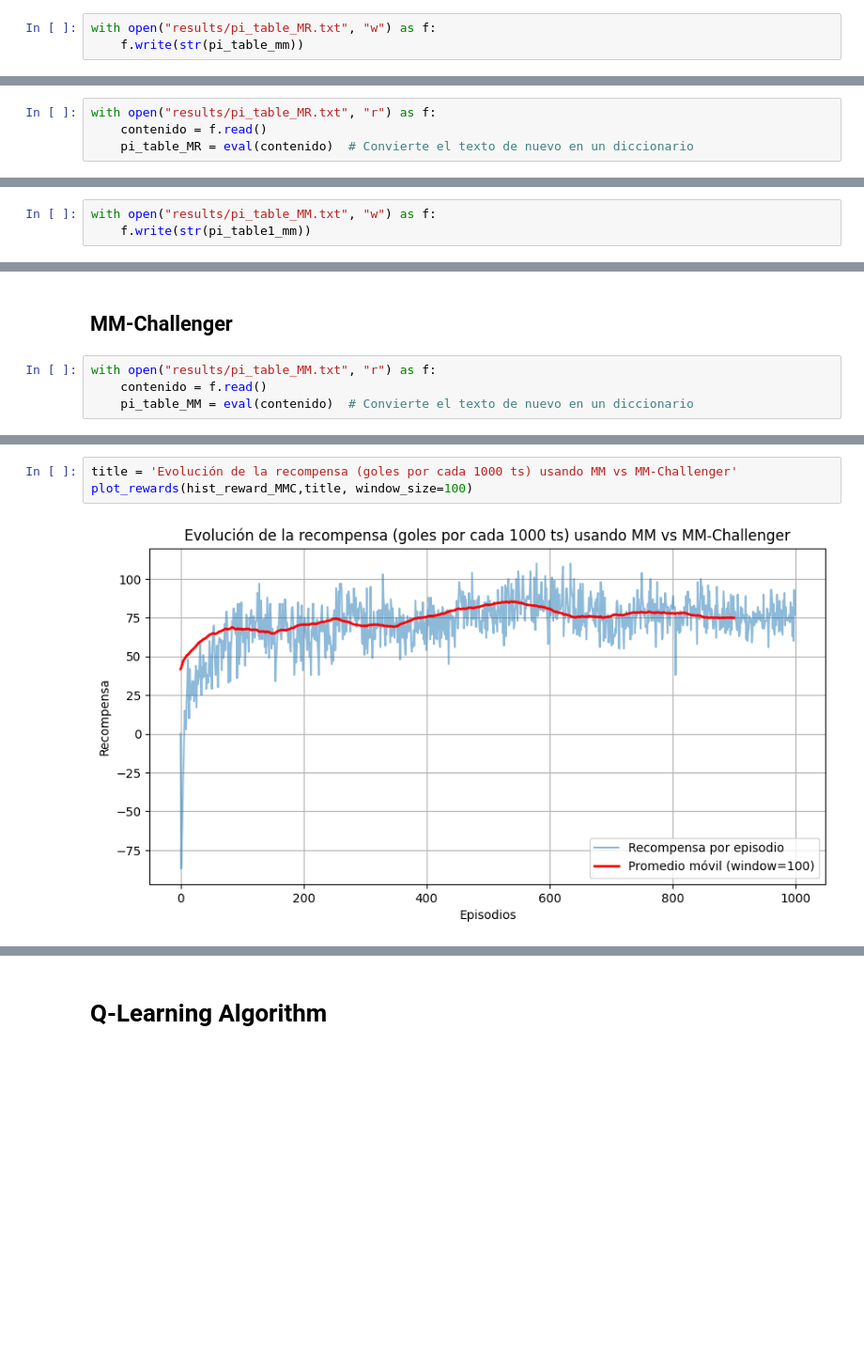
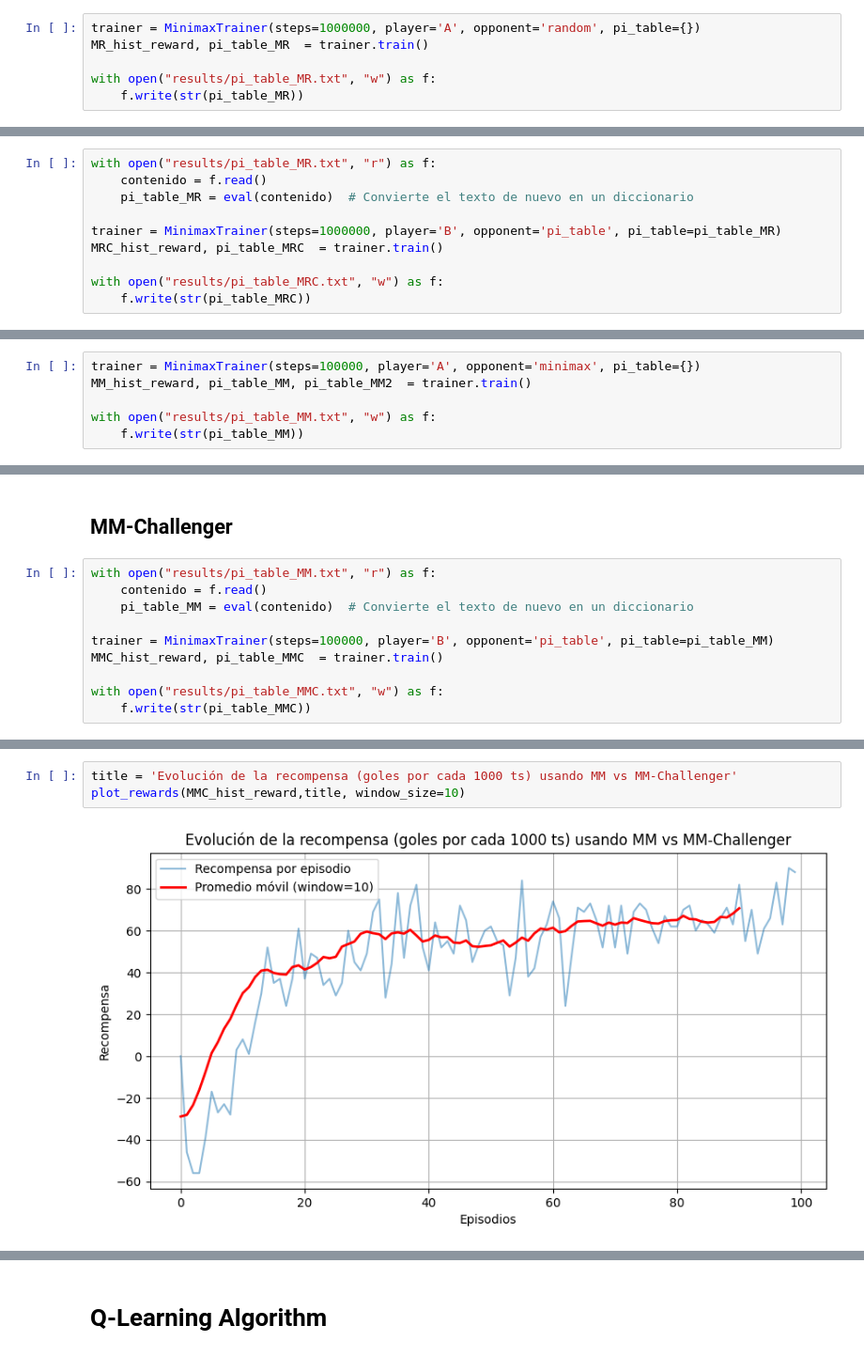
Before and after one commit to juanpabmedina/master_thesis, a Jupyter notebook: algorithms/soccer_game/soccer_game.ipynb, the cells around one changed output, grey strips where cells are left out. Shown at 94% size. Drawn from its saved outputs; the diff is of its cells as text; blank space fills up the shorter version.

```diff
--- a/algorithms/soccer_game/soccer_game.ipynb
+++ b/algorithms/soccer_game/soccer_game.ipynb
@@ -221,3 +34,6 @@ Played games: 44546
 # %%
+trainer = MinimaxTrainer(steps=1000000, player='A', opponent='random', pi_table={})
+MR_hist_reward, pi_table_MR  = trainer.train()
+
 with open("results/pi_table_MR.txt", "w") as f:
-    f.write(str(pi_table_mm))
+    f.write(str(pi_table_MR))
@@ -243,3 +57,9 @@ Se completaron 7333 juegos y se ganó el 98.036274376108%
 with open("results/pi_table_MR.txt", "r") as f:
     contenido = f.read()
     pi_table_MR = eval(contenido)  # Convierte el texto de nuevo en un diccionario
+
+trainer = MinimaxTrainer(steps=1000000, player='B', opponent='pi_table', pi_table=pi_table_MR)
+MRC_hist_reward, pi_table_MRC  = trainer.train()
+
+with open("results/pi_table_MRC.txt", "w") as f:
+    f.write(str(pi_table_MRC))
@@ -285,3 +82,6 @@ Played games: 91107
 # %%
+trainer = MinimaxTrainer(steps=100000, player='A', opponent='minimax', pi_table={})
+MM_hist_reward, pi_table_MM, pi_table_MM2  = trainer.train()
+
 with open("results/pi_table_MM.txt", "w") as f:
-    f.write(str(pi_table1_mm))
+    f.write(str(pi_table_MM))
@@ -305,3 +105,9 @@ Se completaron 9029 juegos y se ganó el 97.02071104219736%
 with open("results/pi_table_MM.txt", "r") as f:
     contenido = f.read()
     pi_table_MM = eval(contenido)  # Convierte el texto de nuevo en un diccionario
+
+trainer = MinimaxTrainer(steps=100000, player='B', opponent='pi_table', pi_table=pi_table_MM)
+MMC_hist_reward, pi_table_MMC  = trainer.train()
+
+with open("results/pi_table_MMC.txt", "w") as f:
+    f.write(str(pi_table_MMC))
@@ -320,5 +123,5 @@ with open("results/pi_table_MMC.txt", "w") as f:
 # %%
 title = 'Evolución de la recompensa (goles por cada 1000 ts) usando MM vs MM-Challenger'
-plot_rewards(hist_reward_MMC,title, window_size=100)
+plot_rewards(MMC_hist_reward,title, window_size=10)
 # %% [output]
-[figure, old version]
+[figure, new version]
```
Also changed, not shown: parts of 69 cells of this notebook, 13 other files.
